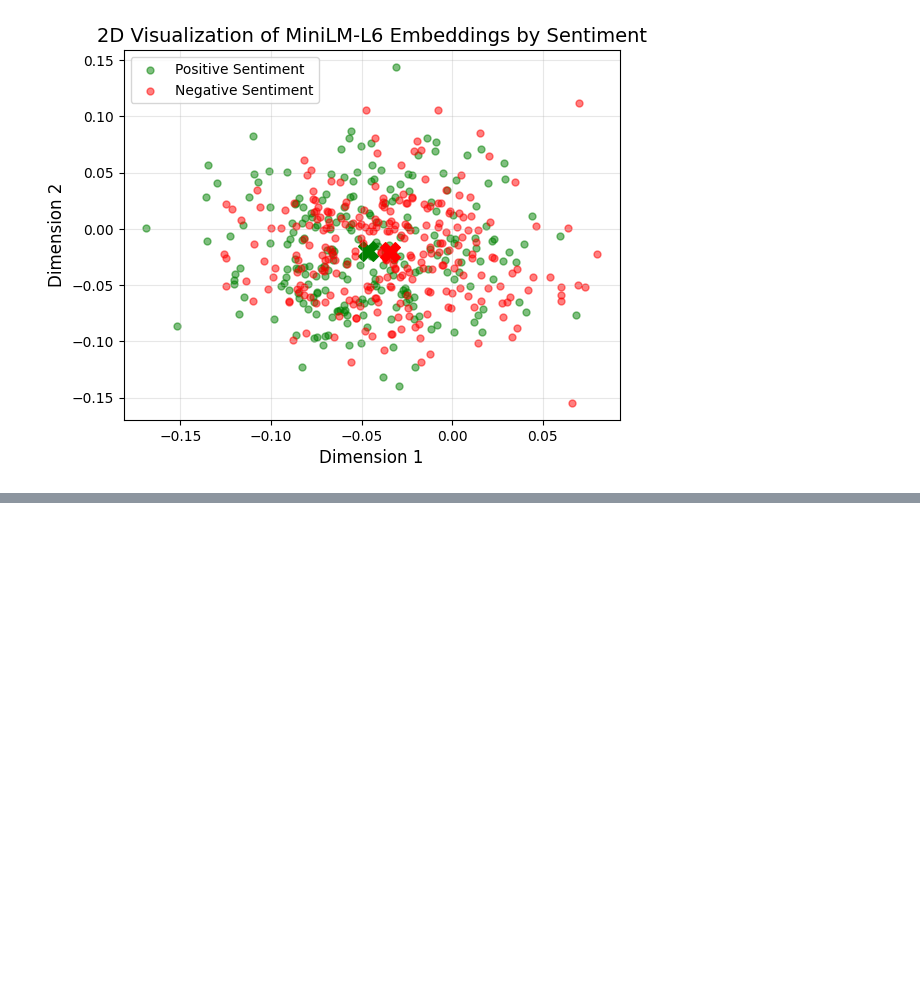
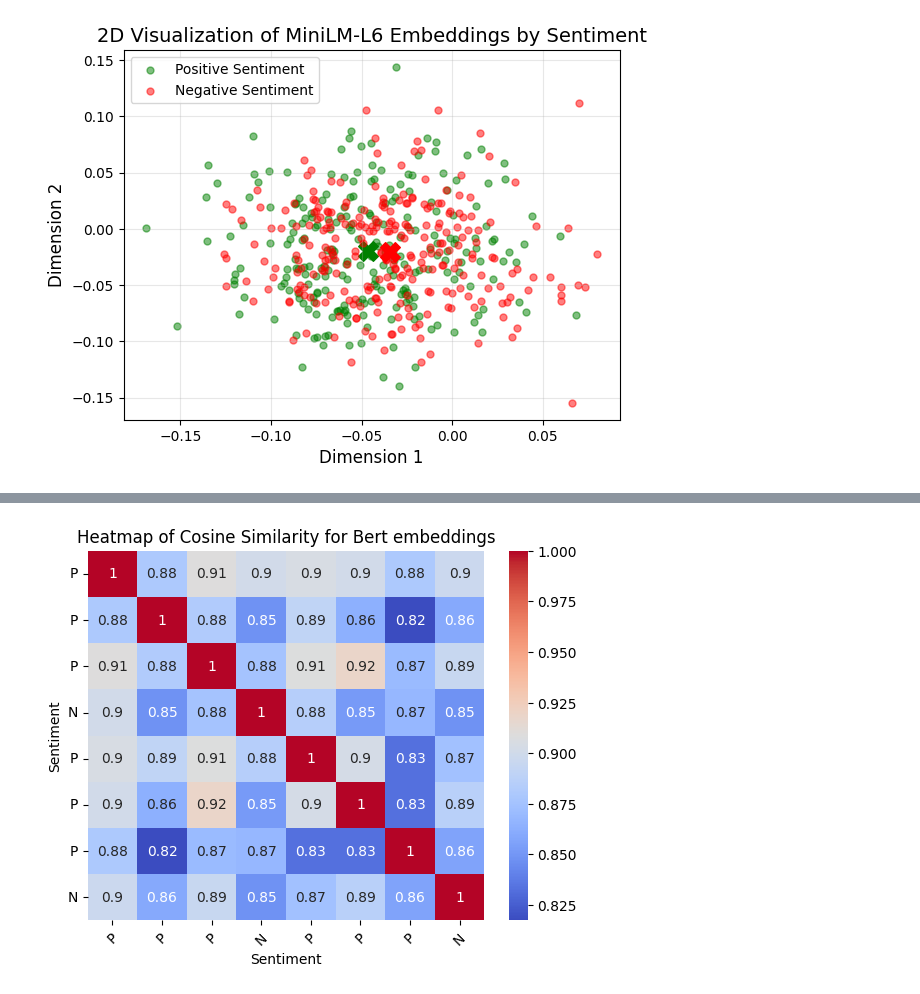
Before and after one commit to alexanderhxs/Deep-Learning-Project-3, a Jupyter notebook: notebooks/LLMs.ipynb, the cells around one changed output, grey strips where cells are left out. Drawn from its saved outputs; the diff is of its cells as text; code cells hidden in the pictures; blank space fills up the shorter version.

```diff
--- a/notebooks/LLMs.ipynb
+++ b/notebooks/LLMs.ipynb
@@ -182,0 +222,4 @@ scatter_plot(st_embeddings, name='MiniLM-L6')
+# %%
+metric_heatmap(cosine_similarity_bert, modelname='Bert', metricname='Cosine Similarity')
+# %% [output]
+[figure, added]
```
Also changed, not shown: parts of 10 cells of this notebook.
